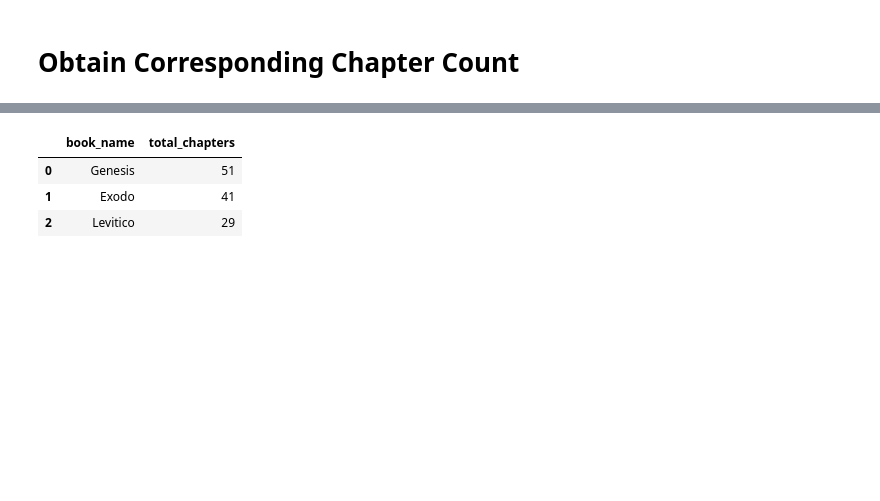
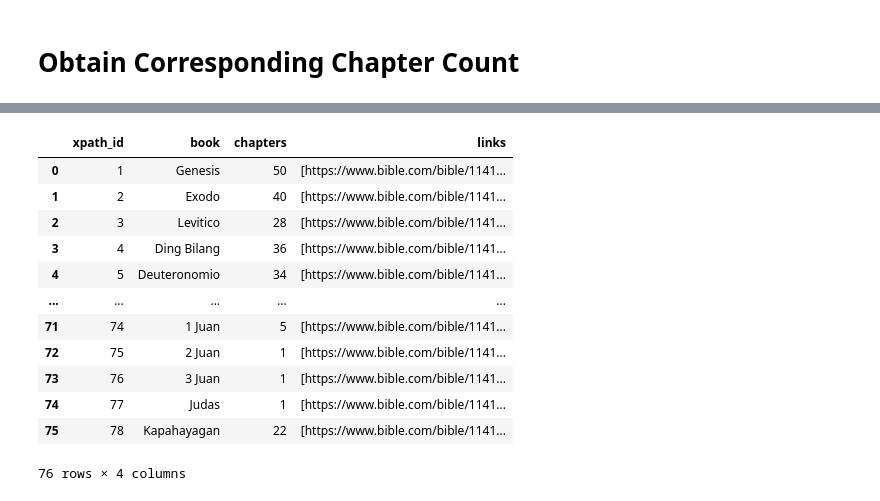
Before and after one commit to CSC-Odyssey/kapampangan-dataset, a Jupyter notebook: scraper-compilation/bible-books-scraper.ipynb, the cells around one changed output, grey strips where cells are left out. Drawn from its saved outputs; the diff is of its cells as text; code cells hidden in the pictures; blank space fills up the shorter version.

Commit message:
Removed google results scraper + Added href collection for bible books

```diff
--- a/scraper-compilation/bible-books-scraper.ipynb
+++ b/scraper-compilation/bible-books-scraper.ipynb
@@ -49,6 +69,11 @@ from selenium.webdriver.support import expected_conditions as EC
 import time
 
 books_dict = {}
+xpath_id_list = []
+book_list = []
+chapters_list = []
+
+per_book_href_list = []
 
 browser = webdriver.Chrome("../tools/chromedriver.exe")
 URL_LINK = ("https://www.bible.com/bible/1141/GEN.1.PMPV")
@@ -63,6 +88,7 @@ browser.find_element(By.XPATH, "/html/body/div[1]/div[1]/header/div/div[1]").cli
 time.sleep(2)
 
 for i in range(len(books_html_raw)):
+#for i in range(3):
     time.sleep(2)
 
     try:
@@ -70,20 +96,42 @@ for i in range(len(books_html_raw)):
     except:
         continue
 
+    time.sleep(3)
+
     SOURCE_HTML = browser.page_source
-
     soup2 = BeautifulSoup(SOURCE_HTML, "html.parser")
     chapters_html_raw = soup2.find_all('a', {"data-vars-event-action" : "Select Chapter"})
-    books_dict[str(books[i])] = len(chapters_html_raw)-1
+    size_chapters_html_raw = len(chapters_html_raw)-1
+
+    print(f'{i + 1} {books[i]} : {size_chapters_html_raw}')
+
+    # Append corresponding data to dictionary
+    xpath_id_list.append(i+1)
+    book_list.append(books[i])
+    chapters_list.append(size_chapters_html_raw)
+
+    book_chapter_href_list = []
+
     time.sleep(2)
+
+    for chapter in range(1, size_chapters_html_raw+1):
+        elem = browser.find_element(By.XPATH, f'//*[@id="bible-chapter-list"]/div/div/amp-list/div/amp-selector/div[2]/div/div[{chapter}]/a')
+        link = elem.get_attribute('href')
+
+        # Append corresponding chapter href
+        book_chapter_href_list.append(link)
+
+    per_book_href_list.append(book_chapter_href_list)
 
     wait.until(EC.element_to_be_clickable((By.XPATH, '//*[@id="bible-chapter-list"]/div/div/amp-list/div/amp-selector/div[1]/div[1]/button')))
     browser.find_element(By.XPATH, '//*[@id="bible-chapter-list"]/div/div/amp-list/div/amp-selector/div[1]/div[1]/button ').click()
+
     time.sleep(2)
 
 
-SOURCE_HTML = browser.page_source
+books_dict["xpath_id"] = xpath_id_list
+books_dict["book"] = book_list
+books_dict["chapters"] = chapters_list
+books_dict["links"] = per_book_href_list
 
 browser.quit()
-
-books_dict
@@ -90,12 +176,21 @@ books_dict
 # %%
 import pandas as pd
 
-books_df = pd.DataFrame(books_dict.items(), columns=['book_name', 'total_chapters'])
+books_df = pd.DataFrame(books_dict)
 books_df
 # %% [output]
-|  | book_name | total_chapters |
-| 0 | Genesis | 51 |
-| 1 | Exodo | 41 |
-| 2 | Levitico | 29 |
+|  | xpath_id | book | chapters | links |
+| 0 | 1 | Genesis | 50 | [https://www.bible.com/bible/1141... |
+| 1 | 2 | Exodo | 40 | [https://www.bible.com/bible/1141... |
+| 2 | 3 | Levitico | 28 | [https://www.bible.com/bible/1141... |
+| 3 | 4 | Ding Bilang | 36 | [https://www.bible.com/bible/1141... |
+| 4 | 5 | Deuteronomio | 34 | [https://www.bible.com/bible/1141... |
+| ... | ... | ... | ... | ... |
+| 71 | 74 | 1 Juan | 5 | [https://www.bible.com/bible/1141... |
+| 72 | 75 | 2 Juan | 1 | [https://www.bible.com/bible/1141... |
+| 73 | 76 | 3 Juan | 1 | [https://www.bible.com/bible/1141... |
+| 74 | 77 | Judas | 1 | [https://www.bible.com/bible/1141... |
+| 75 | 78 | Kapahayagan | 22 | [https://www.bible.com/bible/1141... |
+76 rows × 4 columns
 # %%
 books_df.to_csv("../csv/bible_books.csv", index = False)
```
Also changed, not shown: parts of 3 cells of this notebook, 4 other files.
